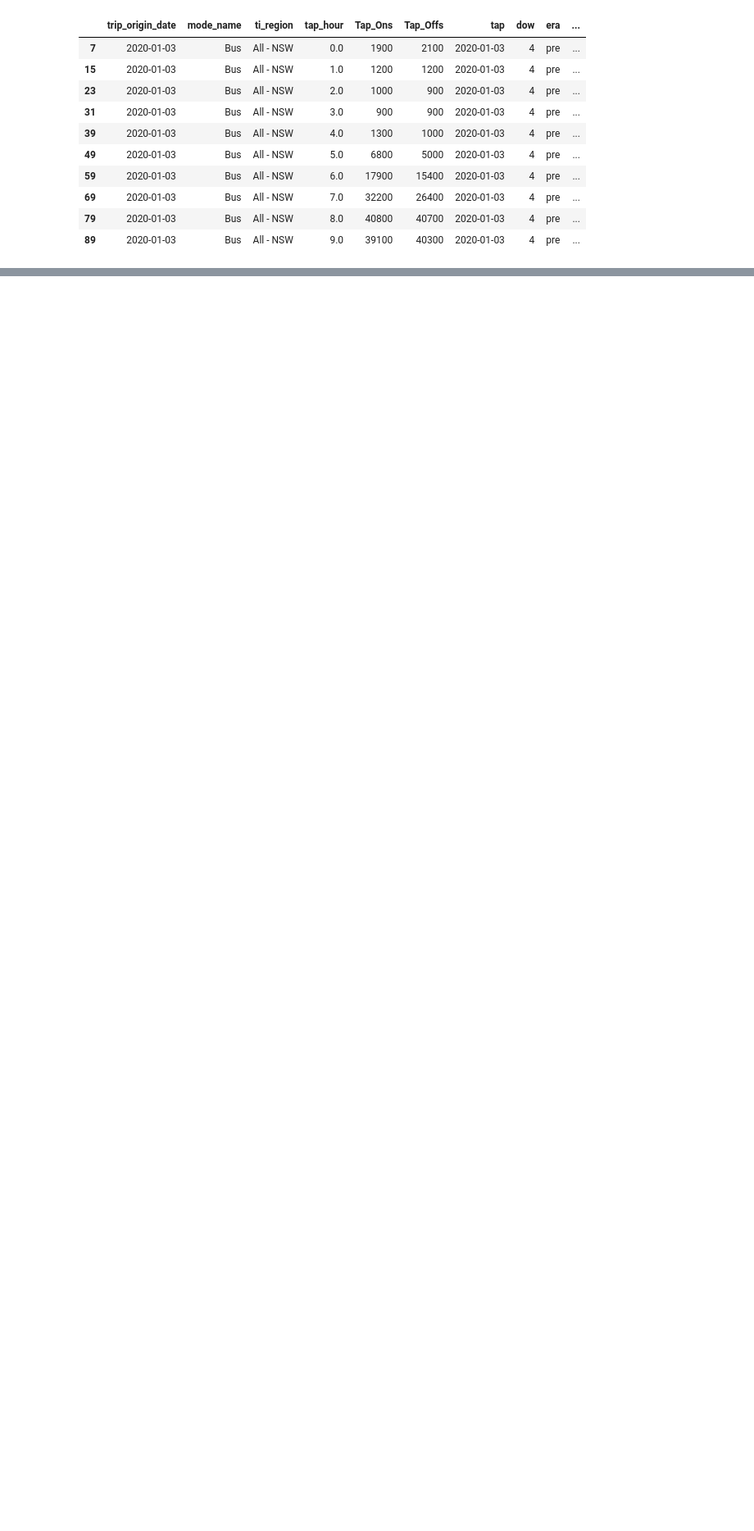
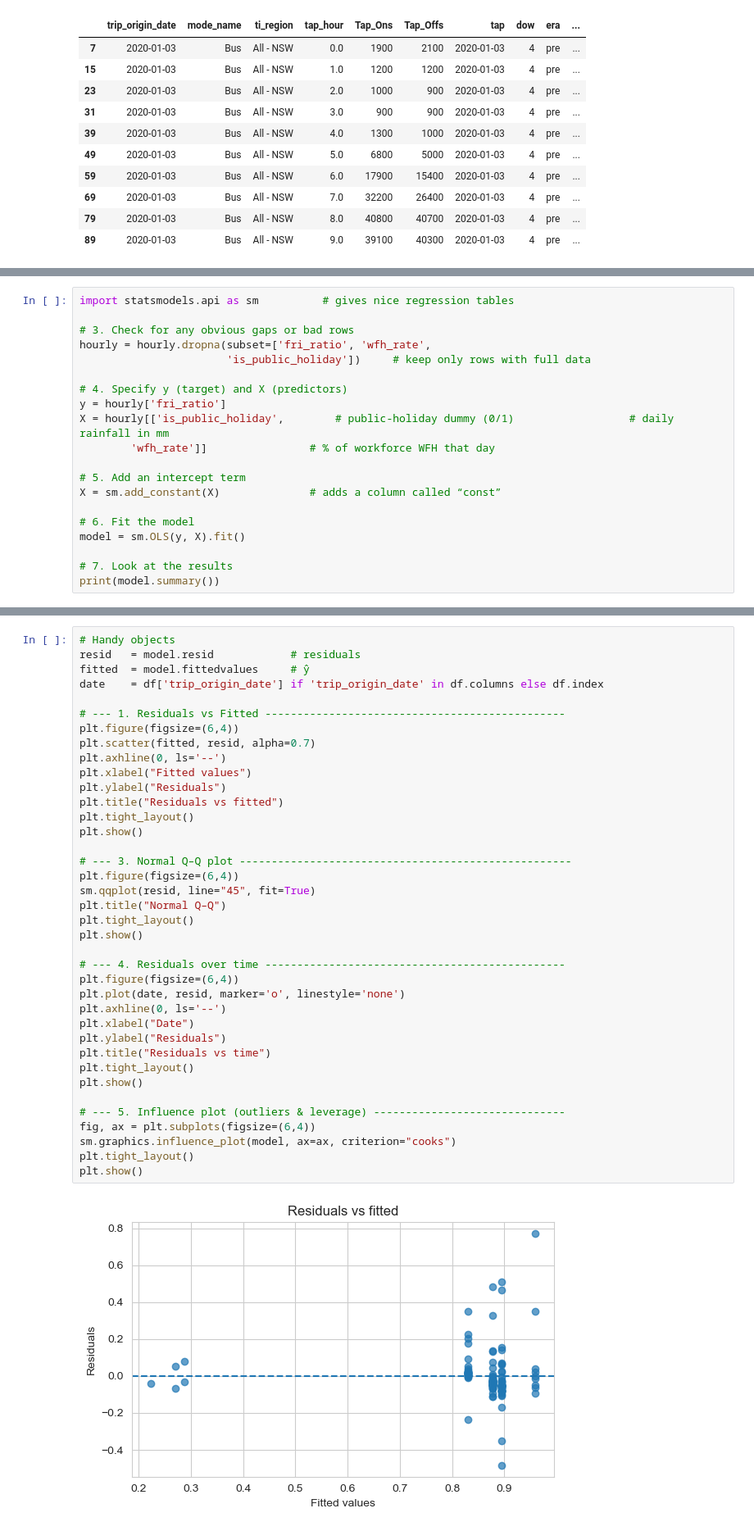
Before and after one commit to devilshadow04/nsw-friday-commute-analysis, a Jupyter notebook: WDAC_2025_data/report/notebook.ipynb, the cells around one changed output, grey strips where cells are left out. Shown at 82% size. Drawn from its saved outputs; the diff is of its cells as text; blank space fills up the shorter version.

Commit message:
Add: Linear Regression model - Friday Ratio

```diff
--- a/WDAC_2025_data/report/notebook.ipynb
+++ b/WDAC_2025_data/report/notebook.ipynb
@@ -530,3 +550,23 @@ print(hourly.head())
 2          1                  0
 3          1                  0
 4          0                  0
+# %%
+import statsmodels.api as sm          # gives nice regression tables
+
+# 3. Check for any obvious gaps or bad rows
+hourly = hourly.dropna(subset=['fri_ratio', 'wfh_rate',
+                       'is_public_holiday'])     # keep only rows with full data
+
+# 4. Specify y (target) and X (predictors)
+y = hourly['fri_ratio']
+X = hourly[['is_public_holiday',        # public-holiday dummy (0/1)                  # daily rainfall in mm
+        'wfh_rate']]                # % of workforce WFH that day
+
+# 5. Add an intercept term
+X = sm.add_constant(X)              # adds a column called “const”
+
+# 6. Fit the model
+model = sm.OLS(y, X).fit()
+
+# 7. Look at the results
+print(model.summary())
@@ -532,0 +591,40 @@ print(hourly.head())
+# %%
+# Handy objects
+resid   = model.resid            # residuals
+fitted  = model.fittedvalues     # ŷ
+date    = df['trip_origin_date'] if 'trip_origin_date' in df.columns else df.index
+
+# --- 1. Residuals vs Fitted -----------------------------------------------
+plt.figure(figsize=(6,4))
+plt.scatter(fitted, resid, alpha=0.7)
+plt.axhline(0, ls='--')
+plt.xlabel("Fitted values")
+plt.ylabel("Residuals")
+plt.title("Residuals vs fitted")
+plt.tight_layout()
+plt.show()
+
+# --- 3. Normal Q–Q plot ----------------------------------------------------
+plt.figure(figsize=(6,4))
+sm.qqplot(resid, line="45", fit=True)
+plt.title("Normal Q–Q")
+plt.tight_layout()
+plt.show()
+
+# --- 4. Residuals over time -----------------------------------------------
+plt.figure(figsize=(6,4))
+plt.plot(date, resid, marker='o', linestyle='none')
+plt.axhline(0, ls='--')
+plt.xlabel("Date")
+plt.ylabel("Residuals")
+plt.title("Residuals vs time")
+plt.tight_layout()
+plt.show()
+
+# --- 5. Influence plot (outliers & leverage) ------------------------------
+fig, ax = plt.subplots(figsize=(6,4))
+sm.graphics.influence_plot(model, ax=ax, criterion="cooks")
+plt.tight_layout()
+plt.show()
+# %% [output]
+[figure, added]
```
Also changed, not shown: parts of 5 cells of this notebook.
